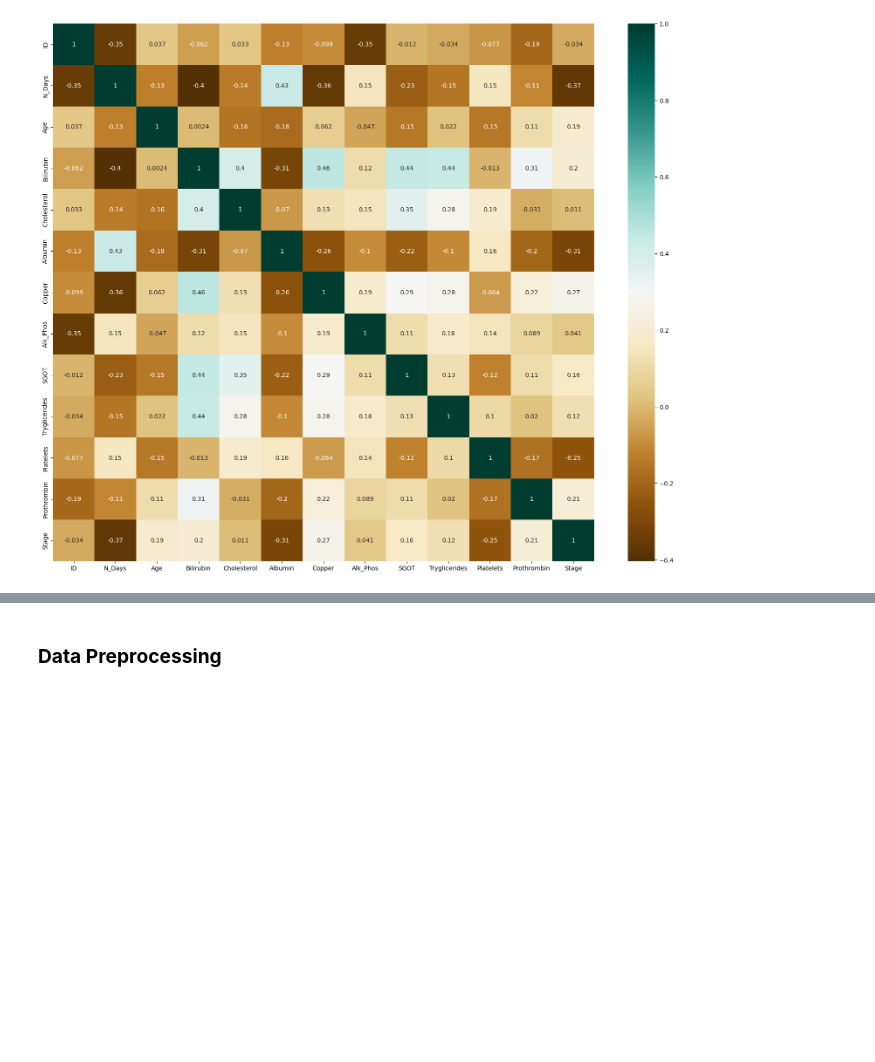
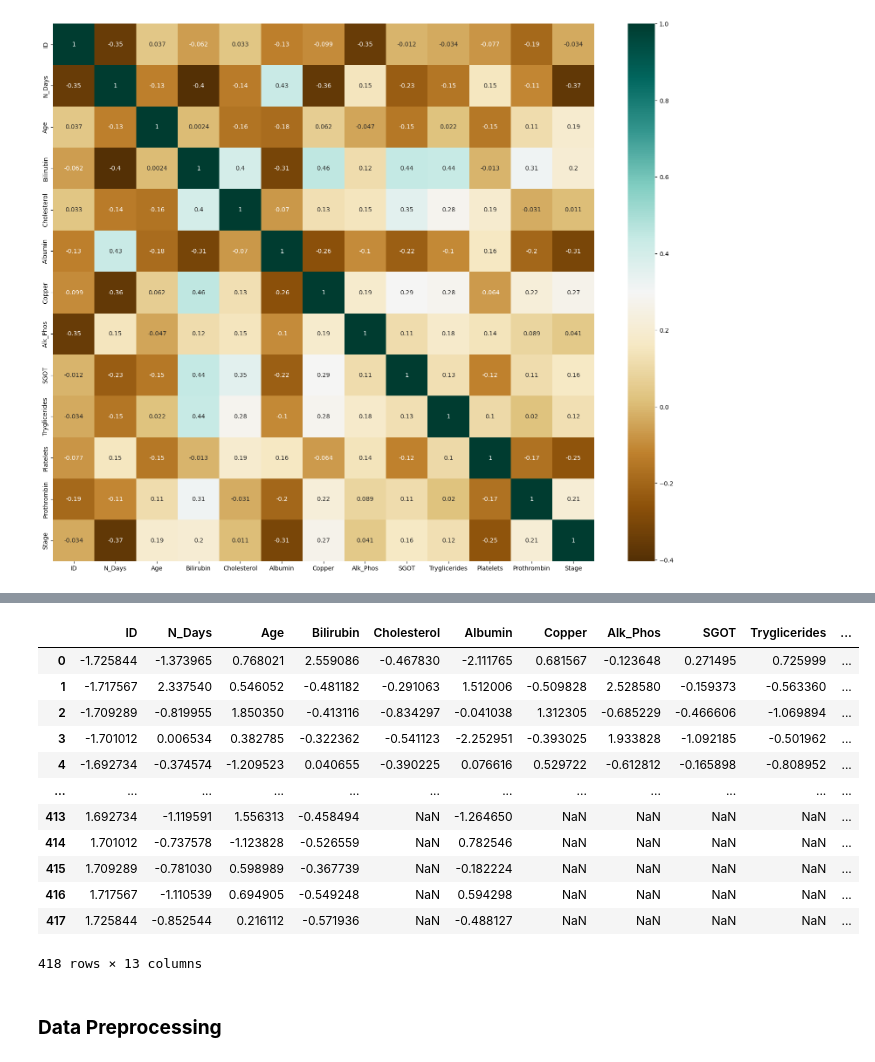
Before and after one commit to shahnitya23/Data-Science-Projects, a Jupyter notebook: Cirrhosis Prediction/Cirrhosis Predictive Model.ipynb, the cells around one changed output, grey strips where cells are left out. Drawn from its saved outputs; the diff is of its cells as text; code cells hidden in the pictures; blank space fills up the shorter version.

```diff
--- a/Cirrhosis Prediction/Cirrhosis Predictive Model.ipynb
+++ b/Cirrhosis Prediction/Cirrhosis Predictive Model.ipynb
@@ -84,3 +90,25 @@ sns.heatmap(df.corr(), annot = True, cmap = 'BrBG')
+# %%
+numerics = ['int16', 'int32', 'int64', 'float16', 'float32', 'float64']
+
+num_df = df.select_dtypes(include = numerics)
+
+df_zscore = (num_df - num_df.mean())/num_df.std()
+
+df_zscore
+# %% [output]
+|  | ID | N_Days | Age | Bilirubin | Cholesterol | Albumin | Copper | Alk_Phos | SGOT | Tryglicerides | ... |
+| 0 | -1.725844 | -1.373965 | 0.768021 | 2.559086 | -0.467830 | -2.111765 | 0.681567 | -0.123648 | 0.271495 | 0.725999 | ... |
+| 1 | -1.717567 | 2.337540 | 0.546052 | -0.481182 | -0.291063 | 1.512006 | -0.509828 | 2.528580 | -0.159373 | -0.563360 | ... |
+| 2 | -1.709289 | -0.819955 | 1.850350 | -0.413116 | -0.834297 | -0.041038 | 1.312305 | -0.685229 | -0.466606 | -1.069894 | ... |
+| 3 | -1.701012 | 0.006534 | 0.382785 | -0.322362 | -0.541123 | -2.252951 | -0.393025 | 1.933828 | -1.092185 | -0.501962 | ... |
+| 4 | -1.692734 | -0.374574 | -1.209523 | 0.040655 | -0.390225 | 0.076616 | 0.529722 | -0.612812 | -0.165898 | -0.808952 | ... |
+| ... | ... | ... | ... | ... | ... | ... | ... | ... | ... | ... | ... |
+| 413 | 1.692734 | -1.119591 | 1.556313 | -0.458494 | NaN | -1.264650 | NaN | NaN | NaN | NaN | ... |
+| 414 | 1.701012 | -0.737578 | -1.123828 | -0.526559 | NaN | 0.782546 | NaN | NaN | NaN | NaN | ... |
+| 415 | 1.709289 | -0.781030 | 0.598989 | -0.367739 | NaN | -0.182224 | NaN | NaN | NaN | NaN | ... |
+| 416 | 1.717567 | -1.110539 | 0.694905 | -0.549248 | NaN | 0.594298 | NaN | NaN | NaN | NaN | ... |
+| 417 | 1.725844 | -0.852544 | 0.216112 | -0.571936 | NaN | -0.488127 | NaN | NaN | NaN | NaN | ... |
+418 rows × 13 columns
 # %% [markdown]
 ### **Data Preprocessing**
 # %% [markdown]
```
Also changed, not shown: parts of 9 cells of this notebook, 1 other file.
